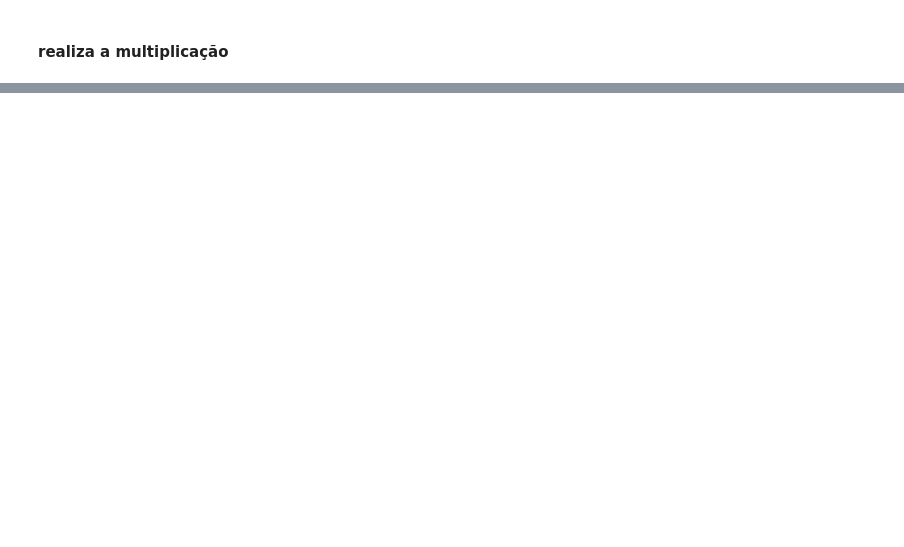
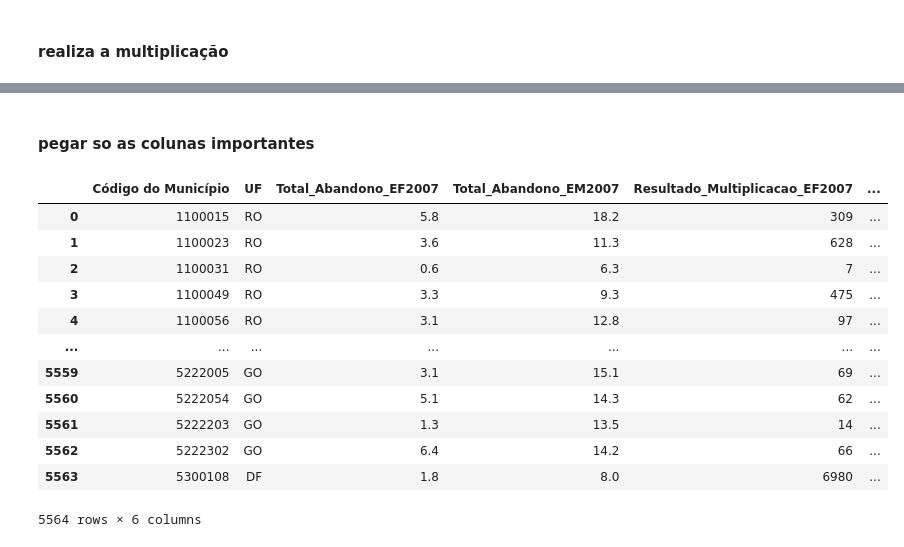
Before and after one commit to thiagodasillva/escolarData, a Jupyter notebook: totalMatricolarPORDesempnho.ipynb, the cells around one changed output, grey strips where cells are left out. Drawn from its saved outputs; the diff is of its cells as text; code cells hidden in the pictures; blank space fills up the shorter version.

```diff
--- a/totalMatricolarPORDesempnho.ipynb
+++ b/totalMatricolarPORDesempnho.ipynb
@@ -201,0 +211,19 @@ merged_df[['CO_MUNICIPIO', 'Nome do Município','Localização', 'Total_Fundamen
+# %% [markdown]
+#### pegar so as colunas importantes
+# %%
+acress_df= merged_df[['Código do Município','UF','Total_Abandono_EF2007', 'Total_Abandono_EM2007', 'Resultado_Multiplicacao_EF2007','Resultado_Multiplicacao_EM2007']]
+acress_df
+# %% [output]
+|  | Código do Município | UF | Total_Abandono_EF2007 | Total_Abandono_EM2007 | Resultado_Multiplicacao_EF2007 | ... |
+| 0 | 1100015 | RO | 5.8 | 18.2 | 309 | ... |
+| 1 | 1100023 | RO | 3.6 | 11.3 | 628 | ... |
+| 2 | 1100031 | RO | 0.6 | 6.3 | 7 | ... |
+| 3 | 1100049 | RO | 3.3 | 9.3 | 475 | ... |
+| 4 | 1100056 | RO | 3.1 | 12.8 | 97 | ... |
+| ... | ... | ... | ... | ... | ... | ... |
+| 5559 | 5222005 | GO | 3.1 | 15.1 | 69 | ... |
+| 5560 | 5222054 | GO | 5.1 | 14.3 | 62 | ... |
+| 5561 | 5222203 | GO | 1.3 | 13.5 | 14 | ... |
+| 5562 | 5222302 | GO | 6.4 | 14.2 | 66 | ... |
+| 5563 | 5300108 | DF | 1.8 | 8.0 | 6980 | ... |
+5564 rows × 6 columns
```
Also changed, not shown: parts of 7 cells of this notebook, 1 other file.
